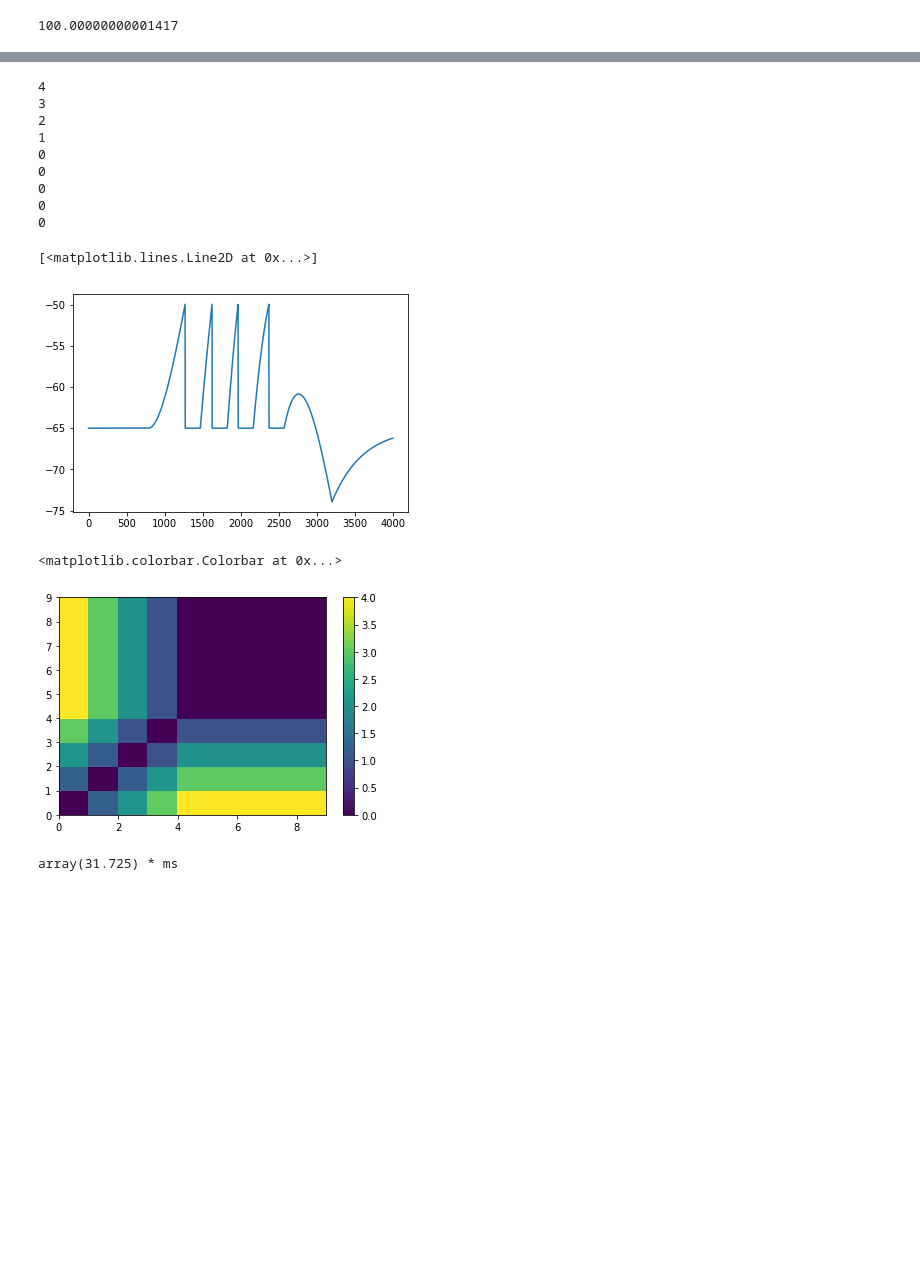
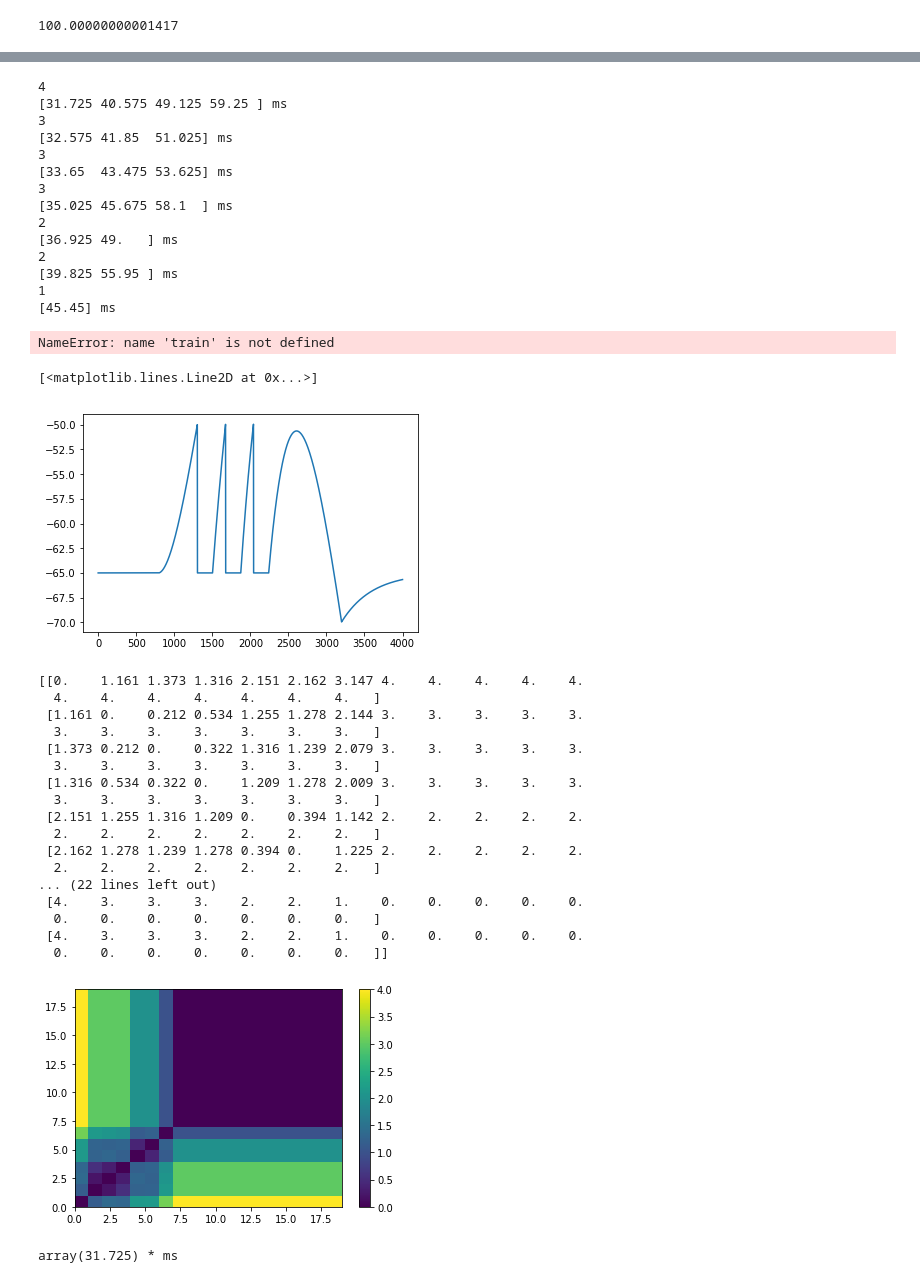
Before and after one commit to xhenes/optimality, a Jupyter notebook: AC-LIF.ipynb, the cells around one changed output, grey strips where cells are left out. Cells and saved outputs as stored; diff of their text form; code cells hidden in the pictures; blank space fills up the shorter version.

```diff
--- a/AC-LIF.ipynb
+++ b/AC-LIF.ipynb
@@ -15,7 +16,7 @@ from quantities import mV,Hz
 # %%
-amps = linspace(-5, 5, 10)
-cell = neuron.Population(10, neuron.IF_curr_exp(v_thresh = -50.0, tau_refrac = 5.0, tau_m = 10.0))
-for cell_id in arange(0,9):
+amps = linspace(-5, 5, 20)
+cell = neuron.Population(20, neuron.IF_curr_exp(v_thresh = -50.0, tau_refrac = 5.0, tau_m = 10.0))
+for cell_id in arange(0,19):
     pulse = neuron.ACSource(start = 20.0, stop = 80.0, amplitude = amps[cell_id], offset = 0.1, frequency = 10, phase = 180.0)
     cell[cell_id].inject(pulse)
 # %%
@@ -38,10 +48,18 @@ time: 0.0 to 100.025
 # %%
 neuron.end()
 # %%
-for cell_id in arange(0,9):
+plt.figure()
+for cell_id in arange(0,19):
     plt.plot(vm[:,cell_id]-10*mV*cell_id)
 plt.xlabel("Time (ms)")
 plt.ylabel("Membrane potential (mV)")
-plt.ylim(-200, -40)
+plt.ylim(-300, -45)
 plt.title("Current injection example");
+plt.figure()
+for cell_id in arange(0,19):
+    plt.plot(vm[:, cell_id])
+plt.xlabel("Time (ms)")
+plt.ylabel("Membrane potential (mV)")
+plt.ylim(-110, -45)
+plt.title("Current injection example");
 # %% [output]
@@ -61,35 +80,61 @@ import elephant as ep
 from elephant.spike_train_generation import threshold_detection
 # %%
 trains = {}
-for cell_id in arange(0,9):
+for cell_id in arange(0,19):
     trains[cell_id] = threshold_detection(vm[:,cell_id], threshold=-50.01*mV, sign='above')
 # %%
 for train in trains.values():
+    if len(train) == 0:
+        del train
     print(len(train))
+    print(train)
 # %% [output]
 4
+[31.725 40.575 49.125 59.25 ] ms
 3
+[32.575 41.85  51.025] ms
+3
+[33.65  43.475 53.625] ms
+3
+[35.025 45.675 58.1  ] ms
 2
+[36.925 49.   ] ms
+2
+[39.825 55.95 ] ms
 1
-0
-0
-0
-0
-0
+[45.45] ms
+NameError: name 'train' is not defined
 # %%
-plt.plot(vm[:,0])
+plt.plot(vm[:,1])
 # %% [output]
 [<matplotlib.lines.Line2D at 0x...>]
-[figure, old version]
+[figure, new version]
 # %%
 from elephant.spike_train_dissimilarity import victor_purpura_dist
 # %%
-distance_matrix = victor_purpura_dist(trains.values(), q=array(20.0) * Hz)
-plt.pcolor(distance_matrix)
+distance_matrix1 = victor_purpura_dist(trains.values(), q=array(40.0) * Hz)
+plt.pcolor(distance_matrix1)
 plt.colorbar()
+print(distance_matrix1)
 # %% [output]
-<matplotlib.colorbar.Colorbar at 0x...>
+[[0.    1.161 1.373 1.316 2.151 2.162 3.147 4.    4.    4.    4.    4.
+  4.    4.    4.    4.    4.    4.    4.   ]
+ [1.161 0.    0.212 0.534 1.255 1.278 2.144 3.    3.    3.    3.    3.
+  3.    3.    3.    3.    3.    3.    3.   ]
+ [1.373 0.212 0.    0.322 1.316 1.239 2.079 3.    3.    3.    3.    3.
+  3.    3.    3.    3.    3.    3.    3.   ]
+ [1.316 0.534 0.322 0.    1.209 1.278 2.009 3.    3.    3.    3.    3.
+  3.    3.    3.    3.    3.    3.    3.   ]
+ [2.151 1.255 1.316 1.209 0.    0.394 1.142 2.    2.    2.    2.    2.
+  2.    2.    2.    2.    2.    2.    2.   ]
+ [2.162 1.278 1.239 1.278 0.394 0.    1.225 2.    2.    2.    2.    2.
+  2.    2.    2.    2.    2.    2.    2.   ]
+... (22 lines left out)
+ [4.    3.    3.    3.    2.    2.    1.    0.    0.    0.    0.    0.
+  0.    0.    0.    0.    0.    0.    0.   ]
+ [4.    3.    3.    3.    2.    2.    1.    0.    0.    0.    0.    0.
+  0.    0.    0.    0.    0.    0.    0.   ]]
-[figure, old version]
+[figure, new version]
 # %%
 trains[0][0]
 # %% [output]
```
Also changed, not shown: parts of 16 cells of this notebook.
